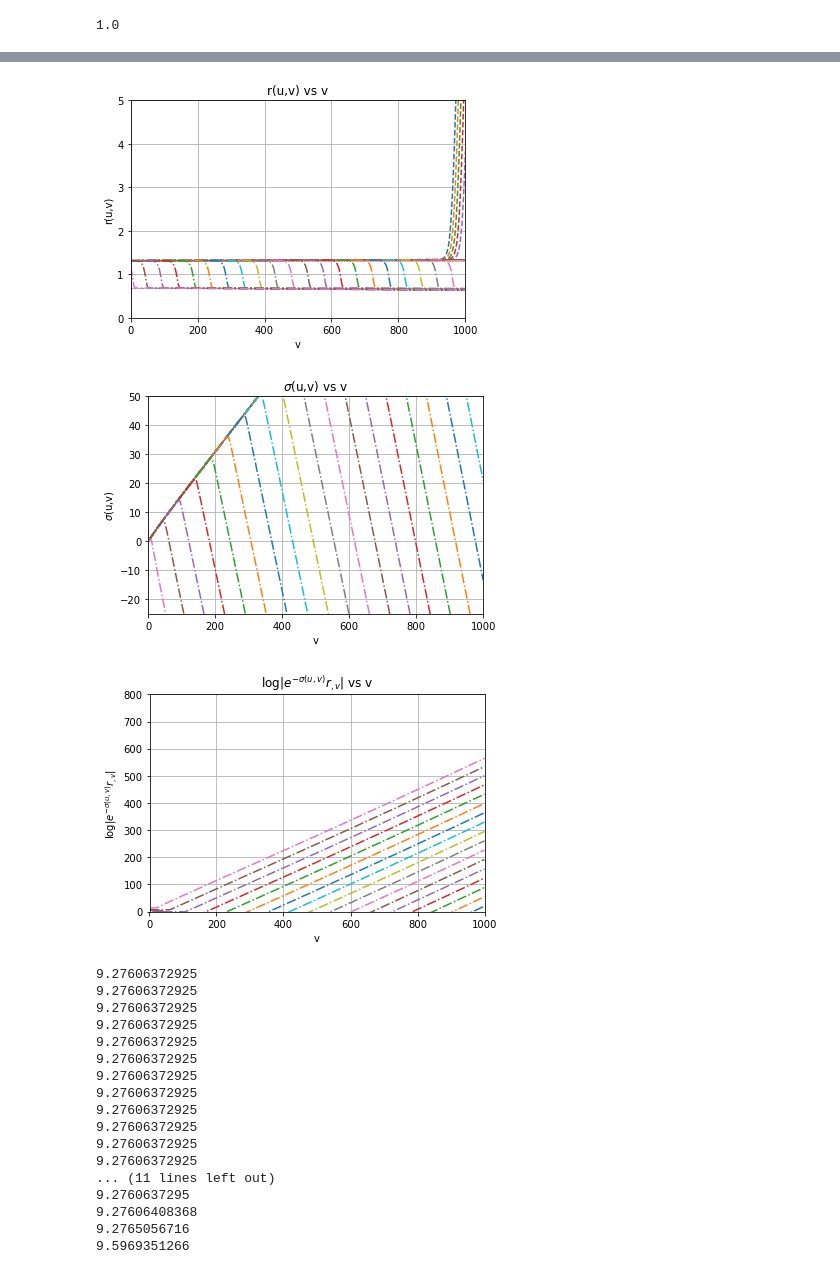
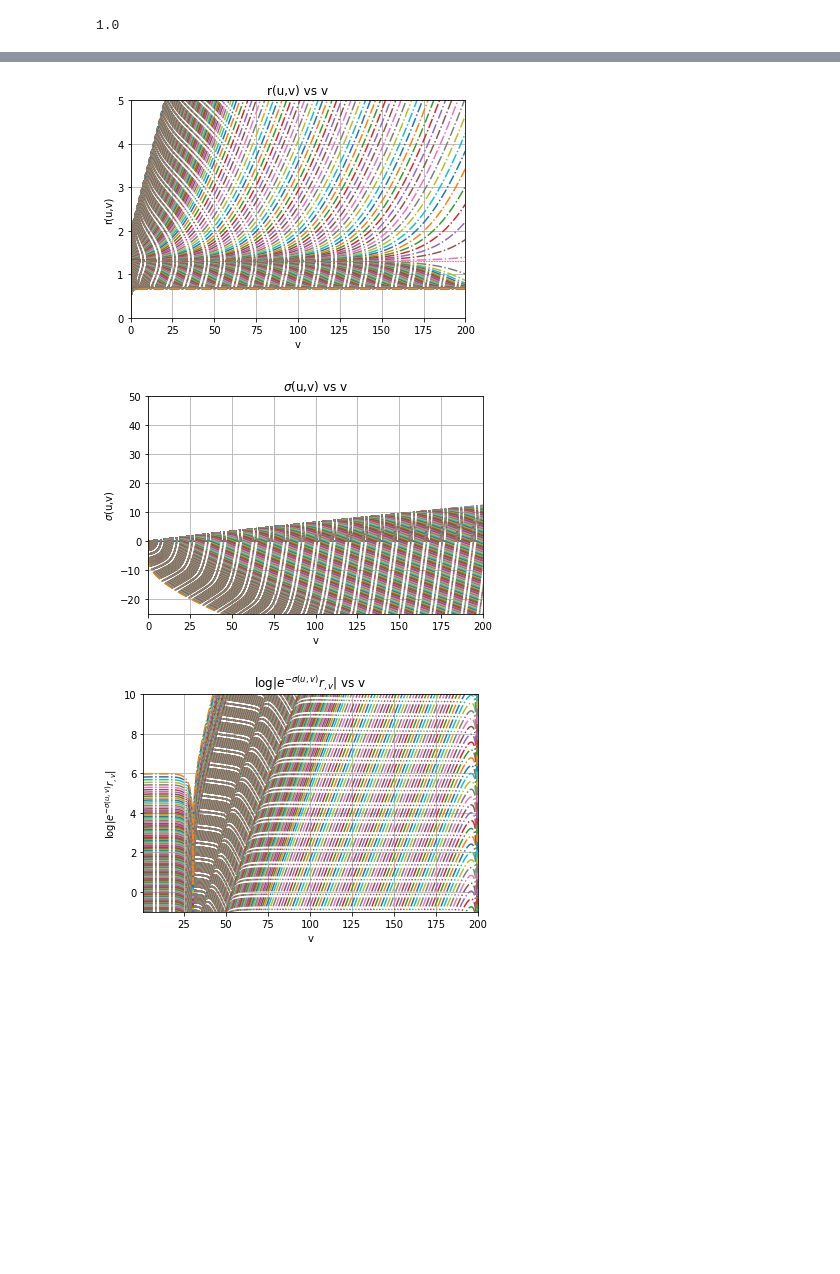
Before and after one commit to bpiotrzkowski/Double-Null-Code, a Jupyter notebook: Mass-Scalar Field Analyzer.ipynb, the cells around one changed output, grey strips where cells are left out. Cells and saved outputs as stored; diff of their text form; code cells hidden in the pictures; blank space fills up the shorter version.

```diff
--- a/Mass-Scalar Field Analyzer.ipynb
+++ b/Mass-Scalar Field Analyzer.ipynb
@@ -17,8 +18,8 @@ from scipy import optimize
 
 start = timeit.default_timer()
 # %%
-uscal=2
-vscal=2
+uscal=1
+vscal=1
 # %% [markdown]
 If hd5 is used, uscal and vscal reduce arrays by their value in order to prevent memory overflow. Use when h5 files are very large (i.e. >500MB) otherwise (u,v) plots will overflow memory.
 # %%
@@ -180,10 +195,10 @@ print(urange[500])
 #uN1=uNEH-mth.floor(uNEH/100)*100
 #Numax=Nu
 
-#uNEH=3169
-uNEH=3208
-ustep=20
-uN1=uNEH-100#uNEH-mth.floor(uNEH/100)*100
+uNEH=150
+#uNEH=49
+ustep=10
+uN1=uNEH-mth.floor(uNEH/100)*100
 Numax=Nu
 
 #print(uN2)
@@ -296,7 +311,7 @@ uN=uN1
 while uN< Numax:
     for j in range(0,Nv-1):
         try:
-            etemplist[j]=abs(mth.exp(-signp[uN,j])*(rnp[uN,j+1]-rnp[uN,j])/dv0)
+            etemplist[j]=abs(mth.exp(-signp[uN][j])*(rnp[uN][j+1]-rnp[uN][j])/(vrange[j+1]-vrange[j]))
         except OverflowError:
             etemplist[j]=np.nan
     if uN<uNEH:
@@ -308,7 +323,7 @@ while uN< Numax:
     #print(etemplist)
     uN+=ustep
 plt.xlim(1,vmax)
-plt.ylim(-1,800)
+plt.ylim(-1,10)
 plt.xlabel('v')
 plt.ylabel(r'$\log{|e^{-\sigma(u,v)} r_{,v}|}$')
 #plt.ylim(2,4)
@@ -332,13 +347,13 @@ while uN< Numax:
         sample3=plt.plot(vrange,np.log(massnp[uN,:]),'-.')
         #sample3=plt.plot([np.nan],[np.nan])
     #sample3=plt.plot(vrange,rnp[uN1+uN,:])
-    print(urange[uN])
+    #print(urange[uN])
     uN+=ustep
 
 plt.xlim(1,vmax)
 plt.xlabel('v')
 plt.ylabel('log[m(u,v)]')
-plt.ylim(-1,800)
+plt.ylim(-10,10)
 #plt.xscale('log')
 #plt.yscale('log')
 plt.grid()
@@ -351,20 +366,3 @@ plt.show()
-[figure, old version]
+[figure, new version]
-[figure, old version]
+[figure, new version]
-[figure, old version]
+[figure, new version]
-9.27606372925
-9.27606372925
-9.27606372925
-9.27606372925
-9.27606372925
-9.27606372925
-9.27606372925
-9.27606372925
-9.27606372925
-9.27606372925
-9.27606372925
-9.27606372925
-... (11 lines left out)
-9.2760637295
-9.27606408368
-9.2765056716
-9.5969351266
```
Also changed, not shown: parts of 13 cells of this notebook, 5 other files.
